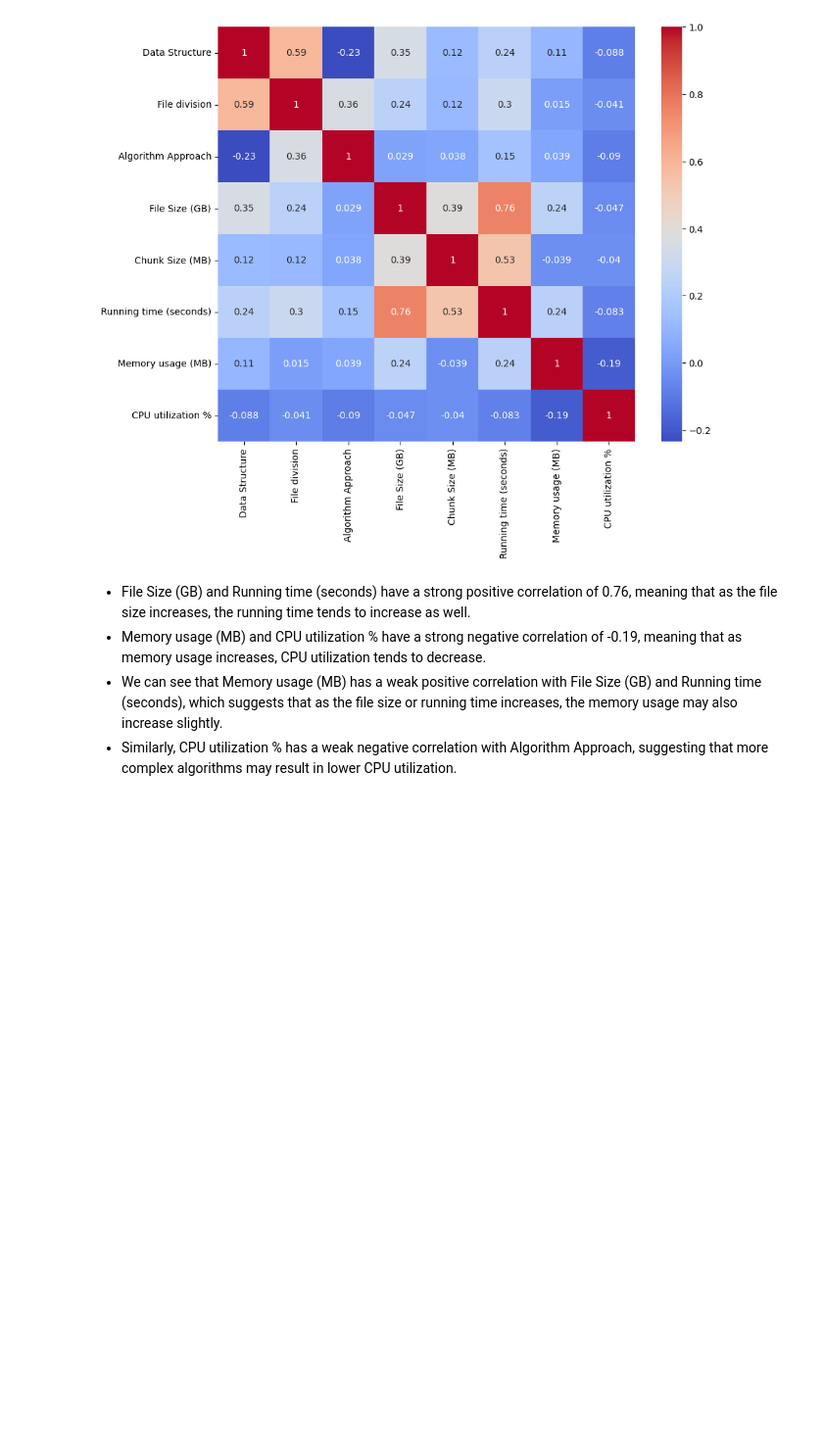
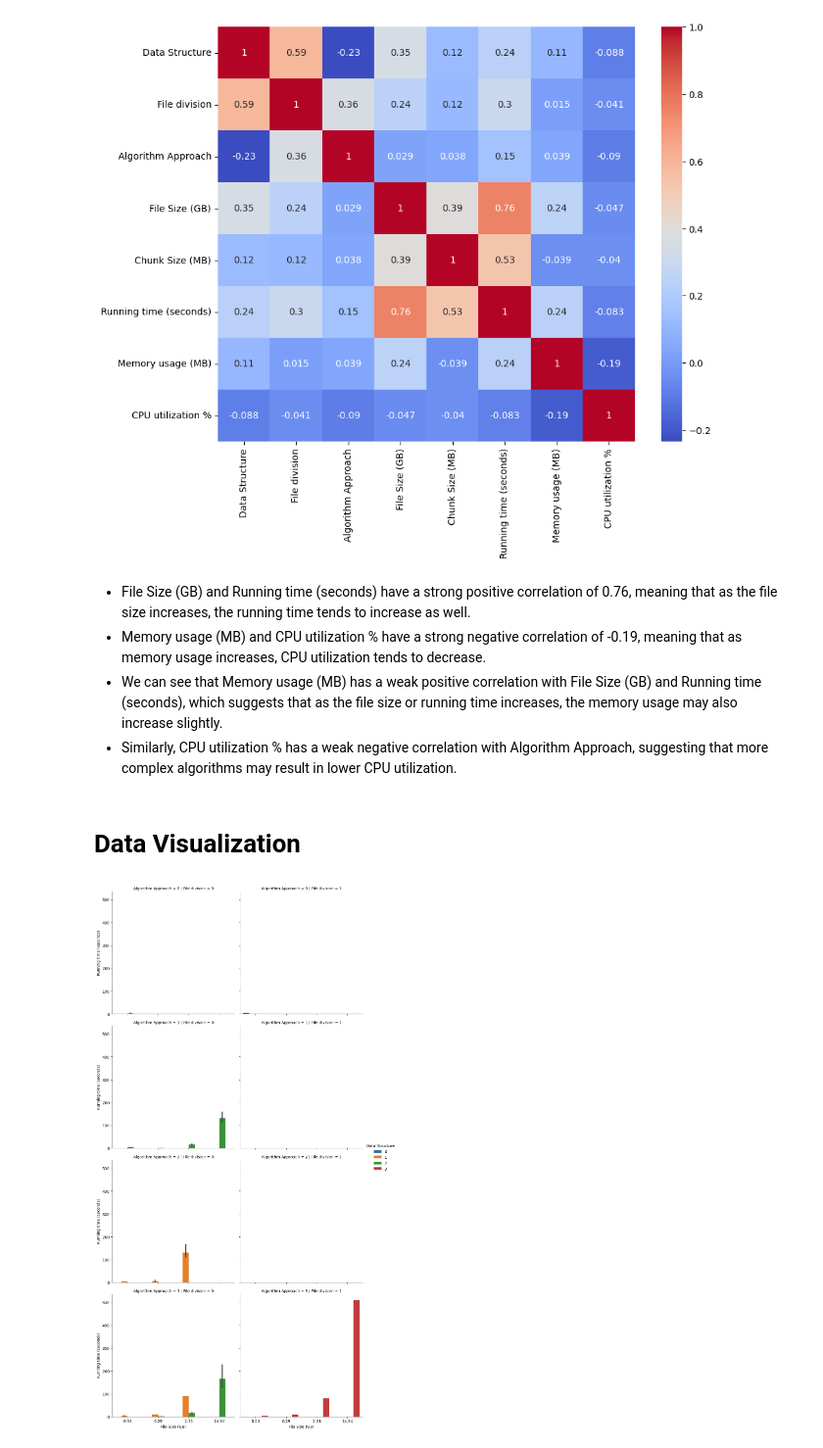
Before and after one commit to divaamahajan/K-Most-Popular-Words, a Jupyter notebook: logs/log_visualizaion.ipynb, the cells around one changed output. Shown at 98% size. Drawn from its saved outputs; the diff is of its cells as text; code cells hidden in the pictures; blank space fills up the shorter version.

```diff
--- a/logs/log_visualizaion.ipynb
+++ b/logs/log_visualizaion.ipynb
@@ -114,3 +114,12 @@ plt.show()
 * Memory usage (MB) and CPU utilization % have a strong negative correlation of -0.19, meaning that as memory usage increases, CPU utilization tends to decrease.
 * We can see that Memory usage (MB) has a weak positive correlation with File Size (GB) and Running time (seconds), which suggests that as the file size or running time increases, the memory usage may also increase slightly.
 * Similarly, CPU utilization % has a weak negative correlation with Algorithm Approach, suggesting that more complex algorithms may result in lower CPU utilization.
+# %% [markdown]
+# Data Visualization
+# %%
+# plot the performance of each data structure for different file sizes
+sns.catplot(x="File Size (GB)", y="Running time (seconds)", hue="Data Structure",
+            col="File division", row="Algorithm Approach", data=df, kind="bar")
+plt.show()
+# %% [output]
+[figure, added]
```
Also changed, not shown: parts of 10 cells of this notebook.
